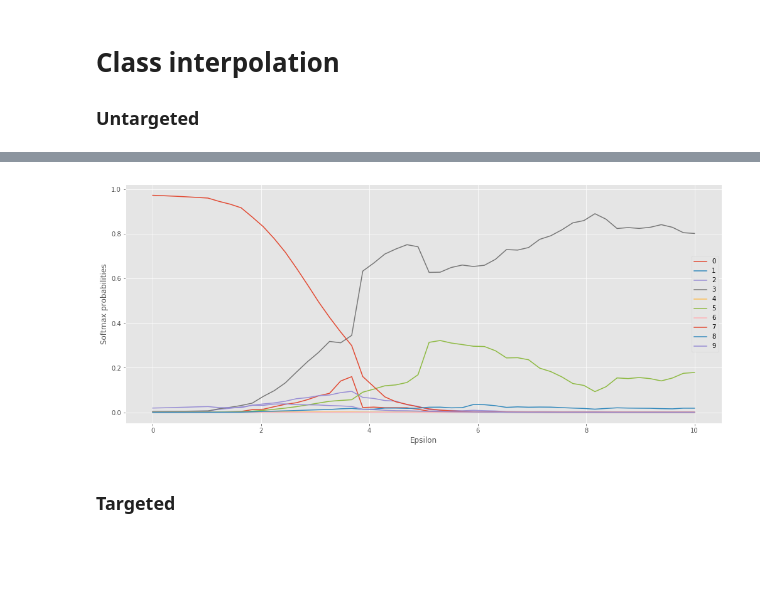
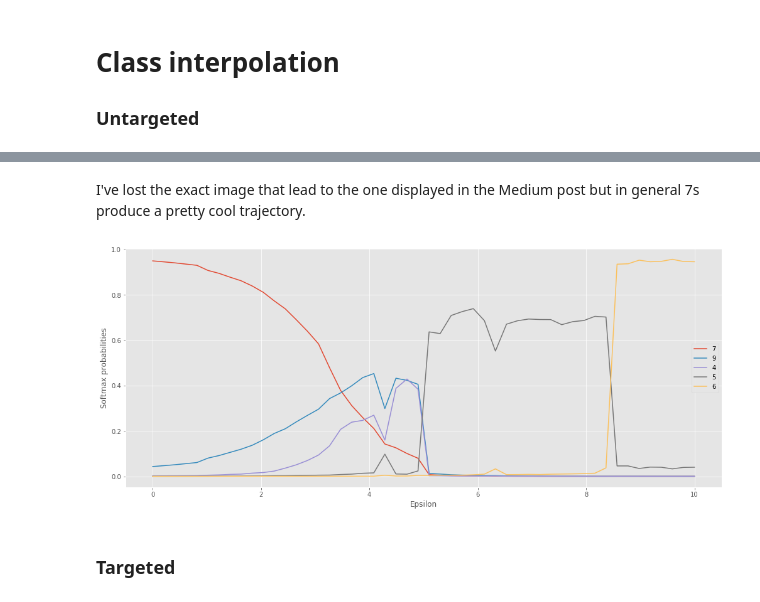
Before and after one commit to oscarknagg/adversarial, a Jupyter notebook: notebooks/Creating_And_Defending_From_Adversarial_Examples.ipynb, the cells around one changed output, grey strips where cells are left out. Drawn from its saved outputs; the diff is of its cells as text; code cells hidden in the pictures; blank space fills up the shorter version.

```diff
--- a/notebooks/Creating_And_Defending_From_Adversarial_Examples.ipynb
+++ b/notebooks/Creating_And_Defending_From_Adversarial_Examples.ipynb
@@ -302,11 +343,11 @@ with plt.style.context('ggplot'):
 # Class interpolation
 ### Untargeted
 # %%
-x, y = val[2]
+x, y = val[0]
 x = x.unsqueeze(0).to(DEVICE)
 y = y.unsqueeze(0).to(DEVICE)
-# x_adv_pgd_hard = pgd(adv_model_l2, x, y, torch.nn.CrossEntropyLoss(), k=240, step=0.25, eps=9.5, norm=2)
-x_adv_pgd_hard = pgd(model, x, y, torch.nn.CrossEntropyLoss(), k=240, step=0.25, eps=10, norm=2)
+x_adv_pgd_hard = pgd(adv_model_l2, x, y, torch.nn.CrossEntropyLoss(), k=240, step=0.25, eps=9.5, norm=2)
+# x_adv_pgd_hard = pgd(model, x, y, torch.nn.CrossEntropyLoss(), k=240, step=0.25, eps=10, norm=2)
 
 y_pred = adv_model_l2(x)
 y_adv_pred_l2 = adv_model_l2(x_adv_pgd_hard)
@@ -351,17 +401,18 @@ preds = torch.cat(preds).detach().cpu().numpy()
+# %% [markdown]
+I've lost the exact image that lead to the one displayed in the Medium post but in general 7s produce a pretty cool trajectory.
 # %%
 with plt.style.context('ggplot'):
     plt.figure(figsize=(17,7))
 
-#     for i in [7, 9, 4, 5, 6]:
-    for i in range(10):
+    for i in [7, 9, 4, 5, 6]:
         plt.plot(eps_range, preds[:, i], label=i)
 
     plt.legend()
     plt.ylabel('Softmax probabilities')
     plt.xlabel('Epsilon')
     plt.show()
 # %% [output]
-[figure, old version]
+[figure, new version]
 # %% [markdown]
 ### Targeted
 # %%
```
Also changed, not shown: parts of 32 cells of this notebook, 3 other files.
